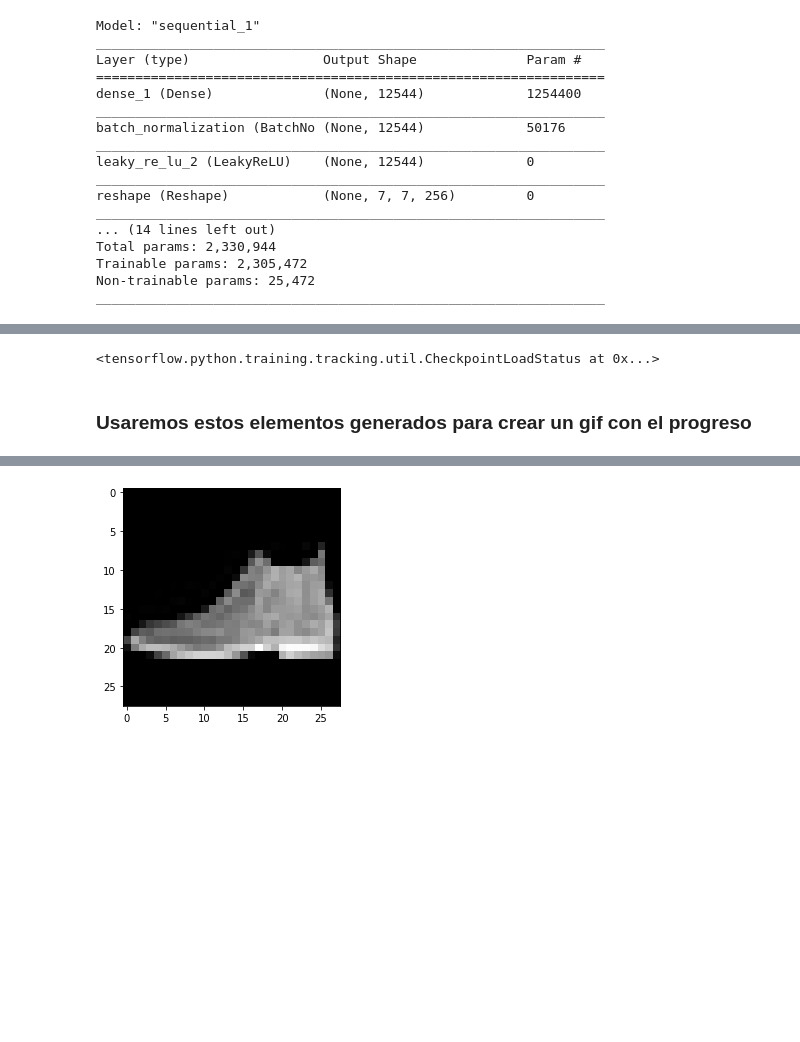
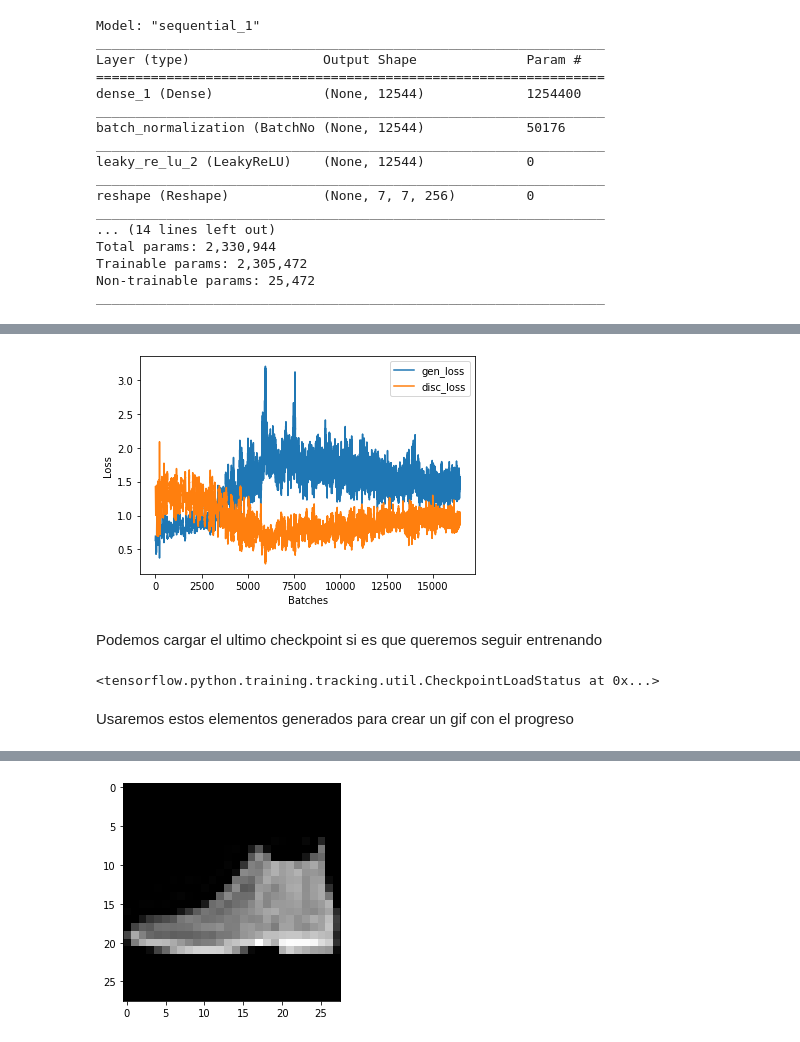
Before and after one commit to CreativAI-UC/Tutoriales, a Jupyter notebook: DCGAN.ipynb, the cells around one changed output, grey strips where cells are left out. Saved outputs shown, nothing was run; the diff lists cells and outputs as text; code cells hidden in the pictures; blank space fills up the shorter version.

```diff
--- a/DCGAN.ipynb
+++ b/DCGAN.ipynb
@@ -271 +304,14 @@ with tf.device('/device:gpu:0'):
+# %%
+gen_loss_b, disc_loss_b = zip(*batch_list_final)
+plt.plot(gen_loss_b, label='gen_loss')
+plt.plot(disc_loss_b, label = 'disc_loss')
+plt.title('')
+plt.xlabel('Batches')
+plt.ylabel('Loss')
+plt.legend()
+plt.savefig("BatchesLoss.pdf")
+# %% [output]
+[figure, added]
+# %% [markdown]
+Podemos cargar el ultimo checkpoint si es que queremos seguir entrenando
 # %%
@@ -275,7 +319,7 @@ checkpoint.restore(tf.train.latest_checkpoint(checkpoint_dir))
 # %% [output]
 <tensorflow.python.training.tracking.util.CheckpointLoadStatus at 0x...>
 # %% [markdown]
-### Usaremos estos elementos generados para crear un gif con el progreso
+ Usaremos estos elementos generados para crear un gif con el progreso
 # %%
 
 def display_image(epoch_no):
```
Also changed, not shown: parts of 16 cells of this notebook, 1 other file.
